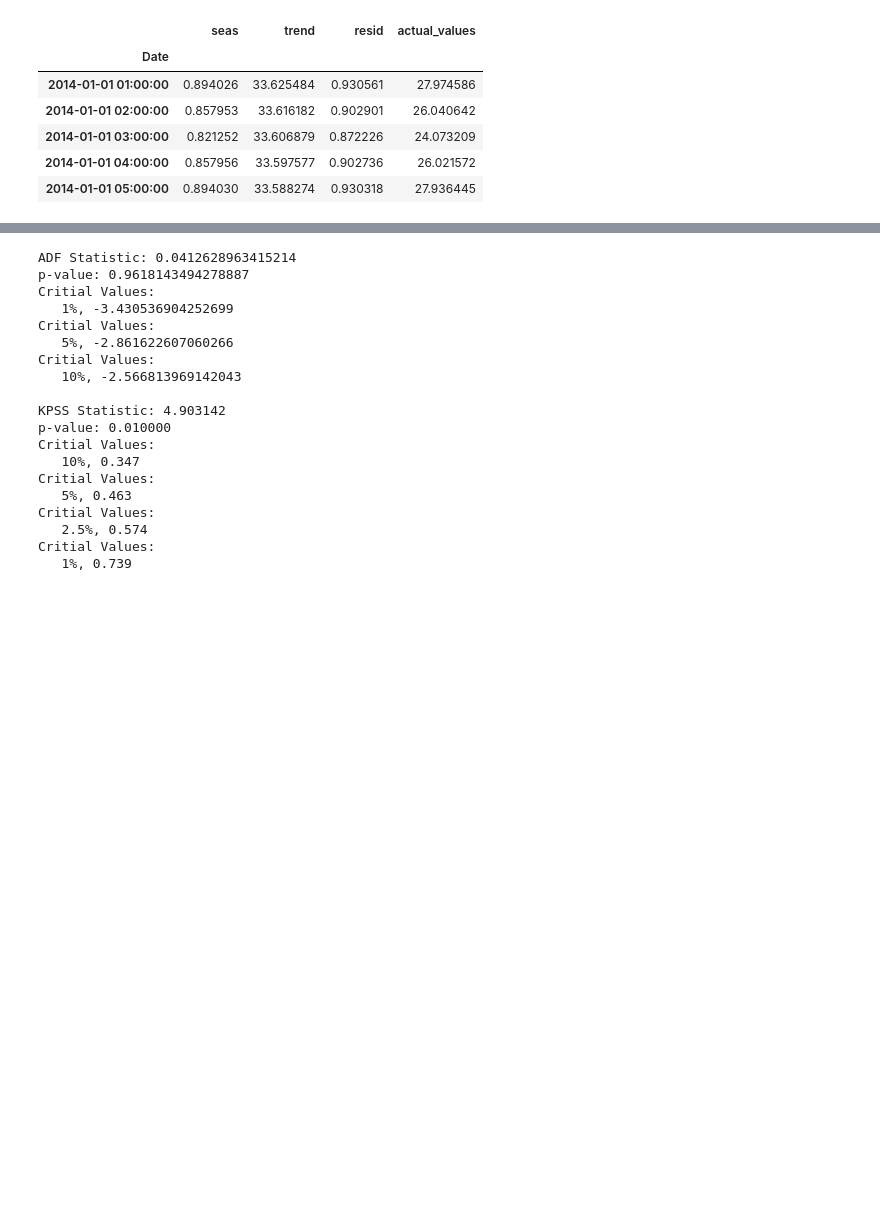
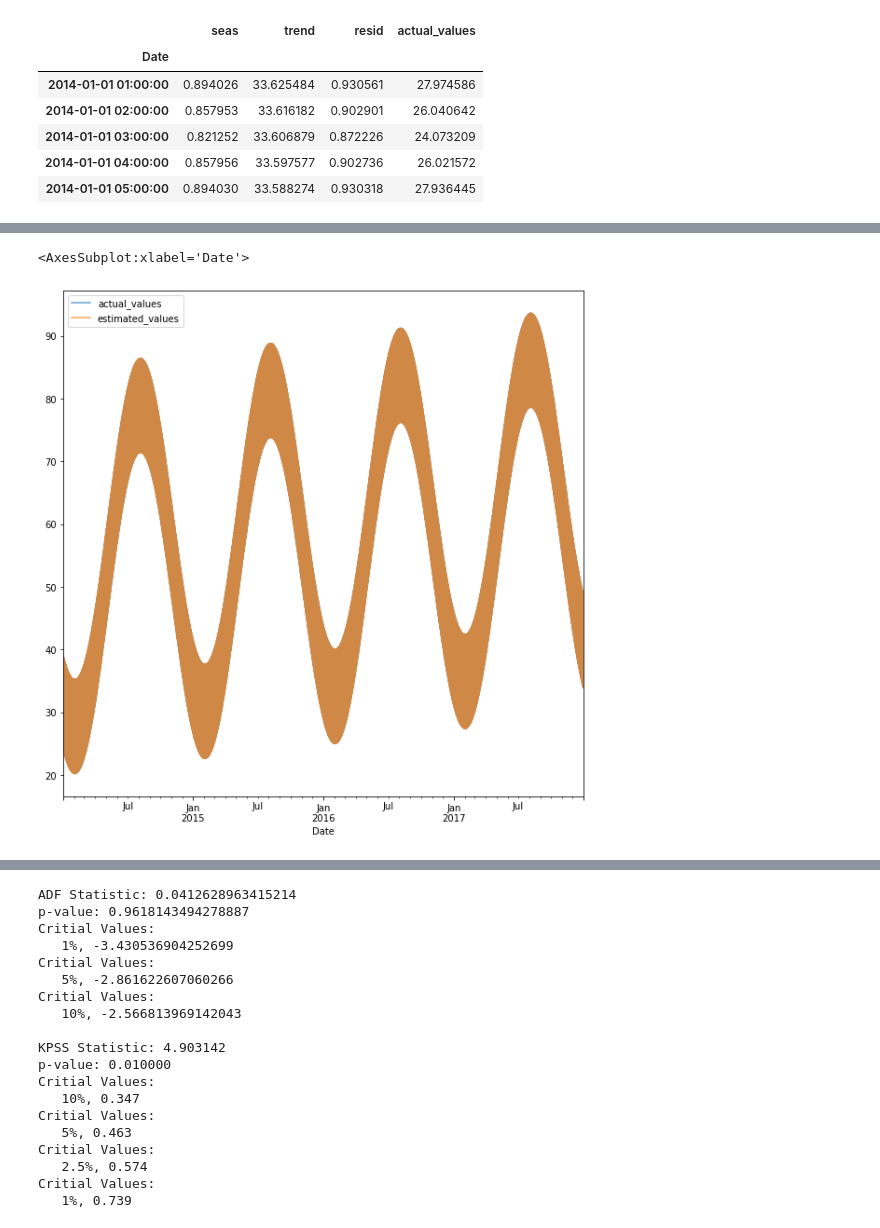
Before and after one commit to ejw-data/ml-playground, a Jupyter notebook: time_series_test.ipynb, the cells around one changed output, grey strips where cells are left out. Drawn from its saved outputs; the diff is of its cells as text; code cells hidden in the pictures; blank space fills up the shorter version.

```diff
--- a/time_series_test.ipynb
+++ b/time_series_test.ipynb
@@ -133,0 +143,4 @@ df_reconstructed.head()
+# %%
+df_reconstructed2 = pd.concat([result_add.seasonal, result_add.trend, result_add.resid, result_add.observed], axis=1)
+df_reconstructed2.columns = ['seas', 'trend', 'resid', 'actual_values']
+df_reconstructed2.head()
@@ -133,0 +155,7 @@ df_reconstructed.head()
+# %%
+df_reconstructed2['estimated_values'] = df_reconstructed['trend']+df_reconstructed['seas']
+
+df_reconstructed2[['actual_values', 'estimated_values']].plot(alpha=0.7)
+# %% [output]
+<AxesSubplot:xlabel='Date'>
+[figure, added]
```
Also changed, not shown: parts of 8 cells of this notebook.
